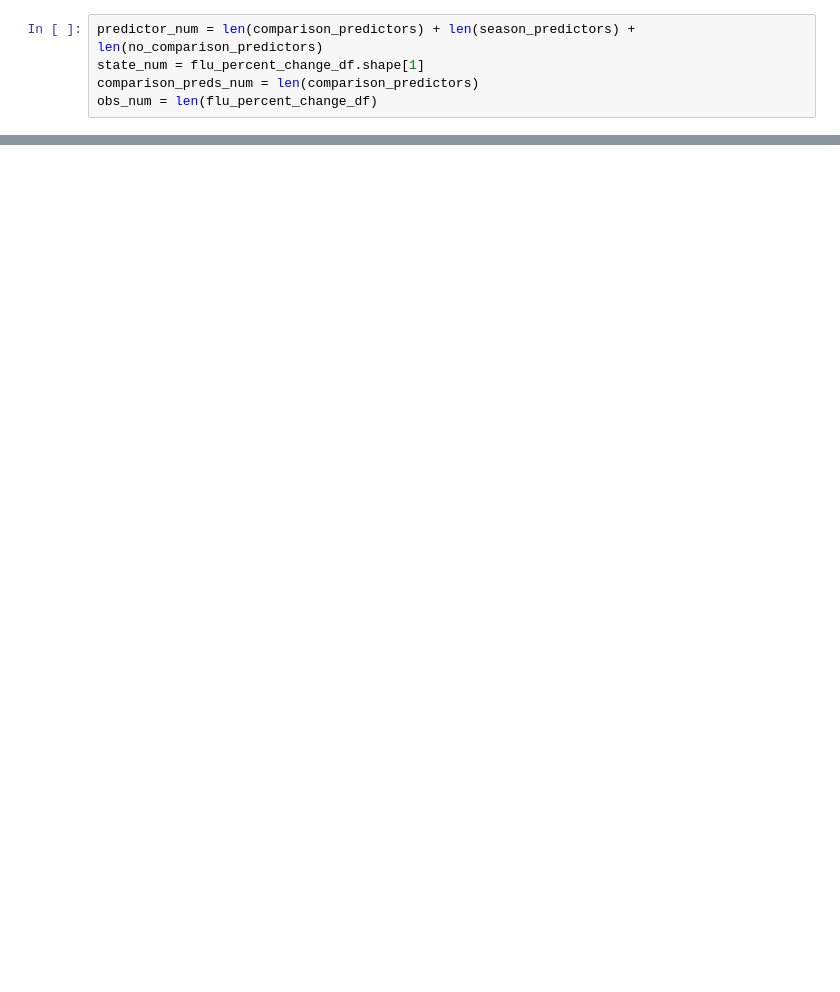
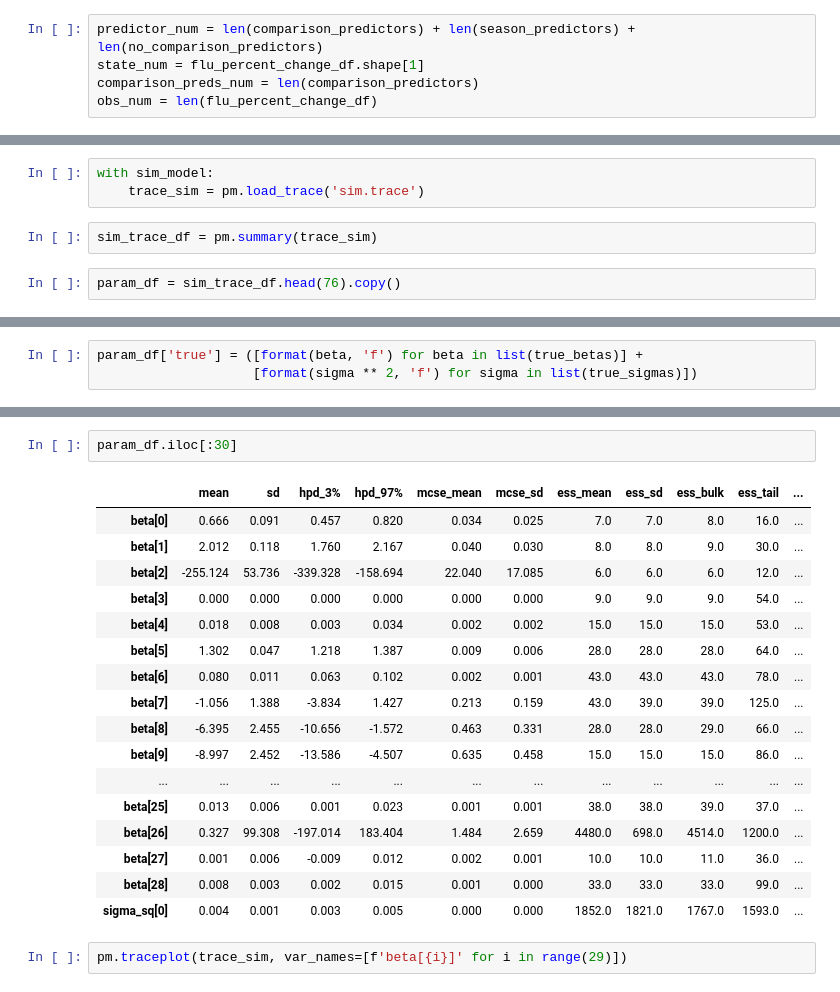
Before and after one commit to benlevyx/modelling-infectious-disease, a Jupyter notebook: state_stats/bayesian_model.ipynb, the cells around one changed output, grey strips where cells are left out. Drawn from its saved outputs; the diff is of its cells as text; blank space fills up the shorter version.

```diff
--- a/state_stats/bayesian_model.ipynb
+++ b/state_stats/bayesian_model.ipynb
@@ -363,0 +995,7 @@ dtype: object
+# %%
+with sim_model:
+    trace_sim = pm.load_trace('sim.trace')
+# %%
+sim_trace_df = pm.summary(trace_sim)
+# %%
+param_df = sim_trace_df.head(76).copy()
@@ -363,0 +1029,3 @@ dtype: object
+# %%
+param_df['true'] = ([format(beta, 'f') for beta in list(true_betas)] +
+                    [format(sigma ** 2, 'f') for sigma in list(true_sigmas)])
@@ -363,0 +1036,22 @@ dtype: object
+# %%
+param_df.iloc[:30]
+# %% [output]
+|  | mean | sd | hpd_3% | hpd_97% | mcse_mean | mcse_sd | ess_mean | ess_sd | ess_bulk | ess_tail | ... |
+| beta[0] | 0.666 | 0.091 | 0.457 | 0.820 | 0.034 | 0.025 | 7.0 | 7.0 | 8.0 | 16.0 | ... |
+| beta[1] | 2.012 | 0.118 | 1.760 | 2.167 | 0.040 | 0.030 | 8.0 | 8.0 | 9.0 | 30.0 | ... |
+| beta[2] | -255.124 | 53.736 | -339.328 | -158.694 | 22.040 | 17.085 | 6.0 | 6.0 | 6.0 | 12.0 | ... |
+| beta[3] | 0.000 | 0.000 | 0.000 | 0.000 | 0.000 | 0.000 | 9.0 | 9.0 | 9.0 | 54.0 | ... |
+| beta[4] | 0.018 | 0.008 | 0.003 | 0.034 | 0.002 | 0.002 | 15.0 | 15.0 | 15.0 | 53.0 | ... |
+| beta[5] | 1.302 | 0.047 | 1.218 | 1.387 | 0.009 | 0.006 | 28.0 | 28.0 | 28.0 | 64.0 | ... |
+| beta[6] | 0.080 | 0.011 | 0.063 | 0.102 | 0.002 | 0.001 | 43.0 | 43.0 | 43.0 | 78.0 | ... |
+| beta[7] | -1.056 | 1.388 | -3.834 | 1.427 | 0.213 | 0.159 | 43.0 | 39.0 | 39.0 | 125.0 | ... |
+| beta[8] | -6.395 | 2.455 | -10.656 | -1.572 | 0.463 | 0.331 | 28.0 | 28.0 | 29.0 | 66.0 | ... |
+| beta[9] | -8.997 | 2.452 | -13.586 | -4.507 | 0.635 | 0.458 | 15.0 | 15.0 | 15.0 | 86.0 | ... |
+| ... | ... | ... | ... | ... | ... | ... | ... | ... | ... | ... | ... |
+| beta[25] | 0.013 | 0.006 | 0.001 | 0.023 | 0.001 | 0.001 | 38.0 | 38.0 | 39.0 | 37.0 | ... |
+| beta[26] | 0.327 | 99.308 | -197.014 | 183.404 | 1.484 | 2.659 | 4480.0 | 698.0 | 4514.0 | 1200.0 | ... |
+| beta[27] | 0.001 | 0.006 | -0.009 | 0.012 | 0.002 | 0.001 | 10.0 | 10.0 | 11.0 | 36.0 | ... |
+| beta[28] | 0.008 | 0.003 | 0.002 | 0.015 | 0.001 | 0.000 | 33.0 | 33.0 | 33.0 | 99.0 | ... |
+| sigma_sq[0] | 0.004 | 0.001 | 0.003 | 0.005 | 0.000 | 0.000 | 1852.0 | 1821.0 | 1767.0 | 1593.0 | ... |
+# %%
+pm.traceplot(trace_sim, var_names=[f'beta[{i}]' for i in range(29)])
```
Also changed, not shown: parts of 136 cells of this notebook, 5 other files.
